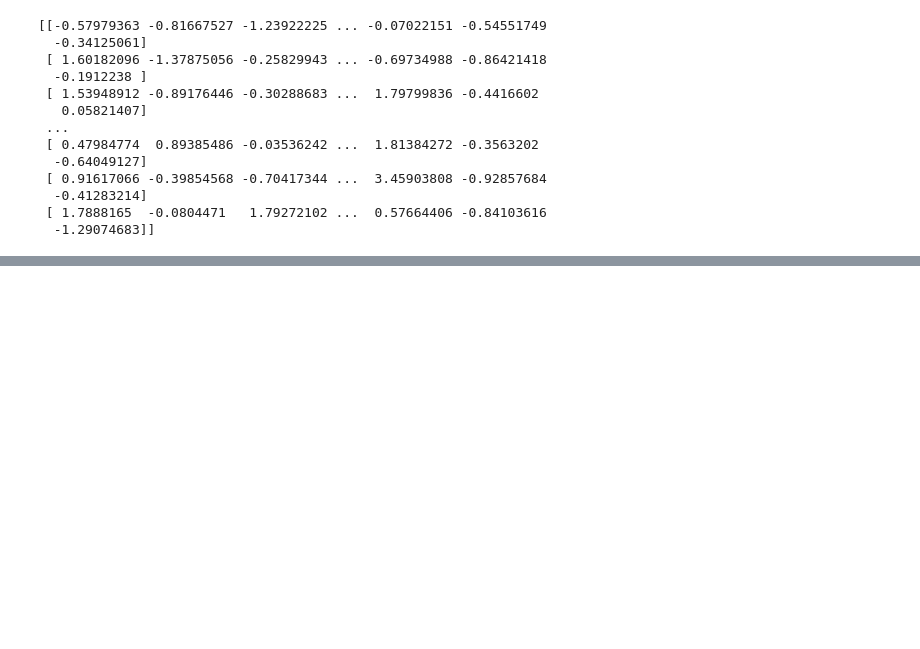
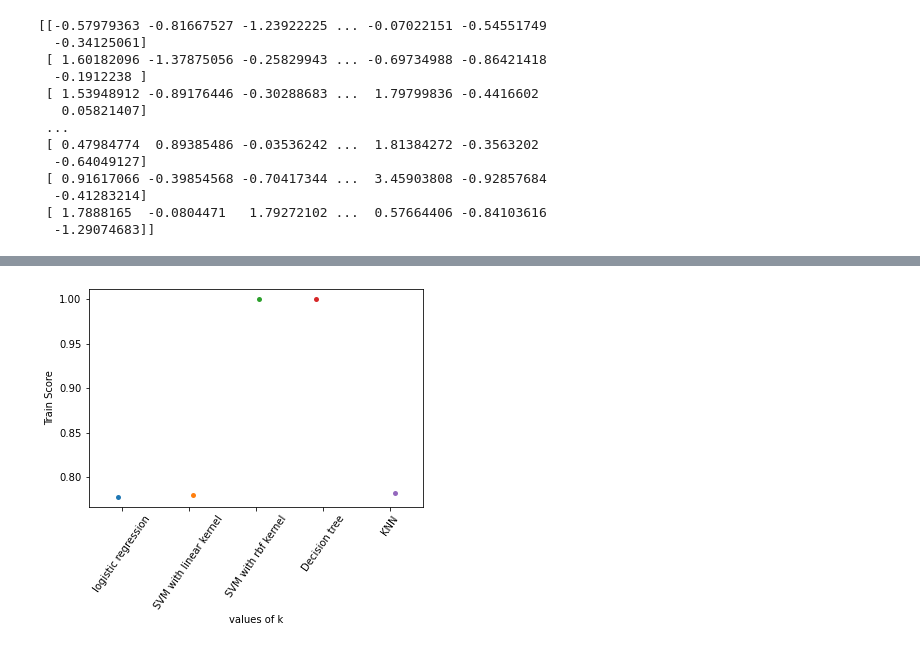
Before and after one commit to zahrasalarian/Artificial-Intelligence-in-Medicine-Projects, a Jupyter notebook: p1/main.ipynb, the cells around one changed output, grey strips where cells are left out. Saved outputs shown, nothing was run; the diff lists cells and outputs as text; code cells hidden in the pictures; blank space fills up the shorter version.

```diff
--- a/p1/main.ipynb
+++ b/p1/main.ipynb
@@ -191 +231,8 @@ plt.show()
+# %%
+ax = sns.stripplot(list(model_accuracy.keys()), [x[0] for x in list(model_accuracy.values())]);
+ax.set(xlabel ='values of k', ylabel ='Train Score')
+plt.xticks(rotation=55)
+plt.show()
+# %% [output]
+[figure, added]
 # %%
```
Also changed, not shown: parts of 23 cells of this notebook.
